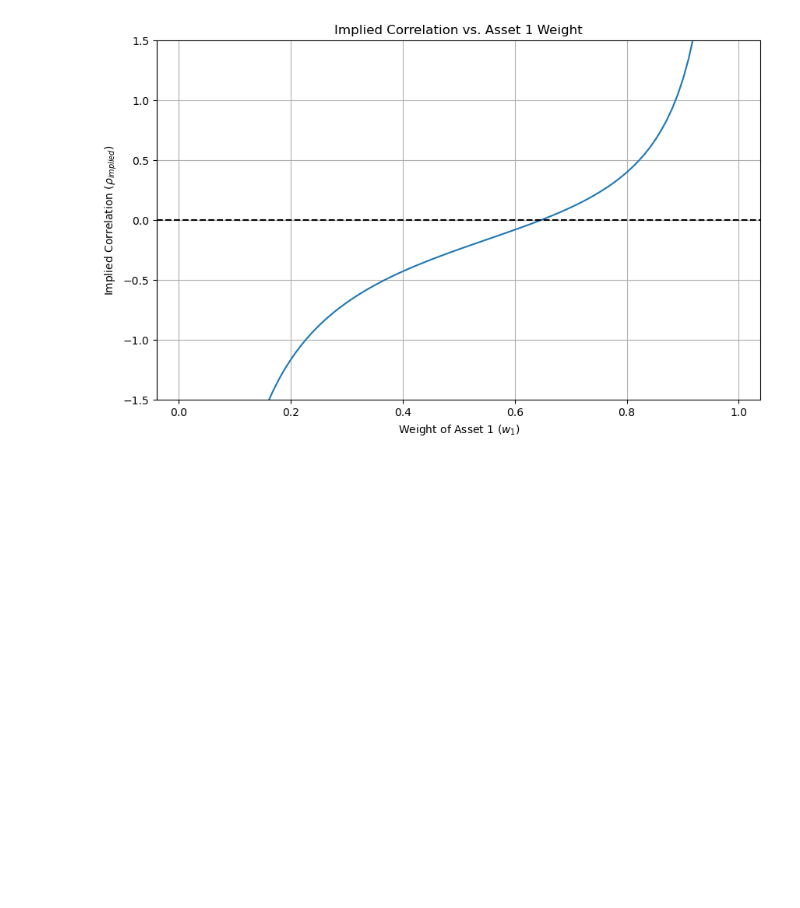
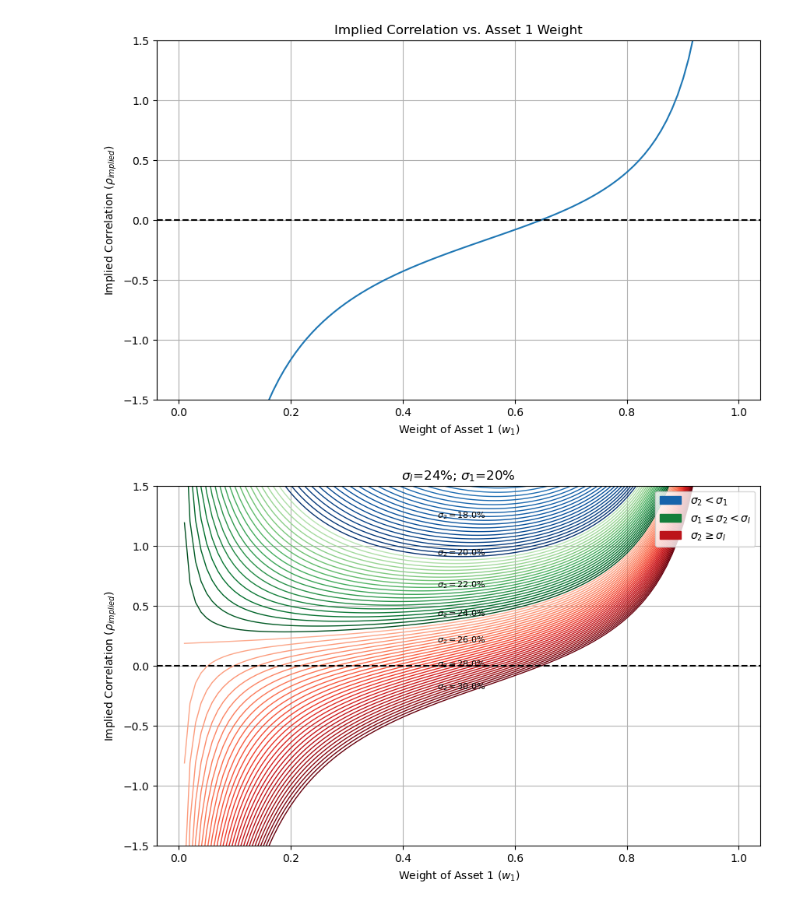
Before and after one commit to the-salty-austin/2025-iaqf-mafn, a Jupyter notebook: austin/implied_corr_model.ipynb, the cells around one changed output. Drawn from its saved outputs; the diff is of its cells as text; code cells hidden in the pictures; blank space fills up the shorter version.

```diff
--- a/austin/implied_corr_model.ipynb
+++ b/austin/implied_corr_model.ipynb
@@ -36,4 +38,63 @@ plt.show()
 # %% [output]
 0.15000000000000002
 [figure]
+# %%
+sigma_i = 0.24  # Portfolio volatility
+sigma_1 = 0.20  # Volatility of asset 1
+
+# Generate weights
+w1_values = np.linspace(0.01, 0.99, 100)
+
+# Beta values to plot
+beta_values = np.linspace(0.5, 1.5, 101)  # Adjusted range for better visualization
+
+# Plot the curves
+plt.figure(figsize=(10, 6))
+
+# Create colormaps
+cmap_lower = plt.get_cmap('Blues')  # For sigma_1 * beta < sigma_1
+cmap_middle = plt.get_cmap('Greens') # For sigma_1 < sigma_1 * beta < sigma_i
+cmap_upper = plt.get_cmap('Reds')  # For sigma_1 * beta > sigma_i
+
+for i, beta in enumerate(beta_values):
+    rho_values = [implied_correlation(sigma_i, sigma_1, beta, w) for w in w1_values]
+
+    sigma_2 = sigma_1 * beta
+
+    if sigma_2 < sigma_1:
+        normalized_beta = (beta - min(beta_values)) / (1 - min(beta_values))
+        color = cmap_lower(0.3 + 0.7 * normalized_beta)  # Start at 30% opacity
+    elif sigma_1 <= sigma_2 < sigma_i:
+        normalized_beta = (sigma_2 - sigma_1) / (sigma_i - sigma_1)
+        color = cmap_middle(0.3 + 0.7 * normalized_beta)  # Start at 30% opacity
+    else:
+        normalized_beta = (sigma_2 - sigma_i) / (sigma_1 * max(beta_values) - sigma_i)
+        color = cmap_upper(0.3 + 0.7 * normalized_beta)  # Start at 30% opacity
+
+    plt.plot(w1_values, rho_values, color=color, linewidth=1)
+
+    # Add beta labels every 10 betas
+    if i % 10 == 0:
+        # Find the middle w1 value for label placement
+        middle_w1_index = len(w1_values) // 2
+        middle_rho = rho_values[middle_w1_index]
+        plt.annotate(f"$\sigma_2 = ${beta*sigma_1*100:.1f}%", (w1_values[middle_w1_index], middle_rho),
+                     textcoords="offset points", xytext=(0, 5), ha='center', fontsize=8)
+
+plt.xlabel("Weight of Asset 1 ($w_1$)")
+plt.ylabel(r"Implied Correlation ($\rho_{implied}$)")
+plt.title(f"$\sigma_I$={sigma_i*100:.0f}%; $\sigma_1$={sigma_1*100:.0f}%")
+plt.grid(True)
+plt.axhline(y=0, color='black', linestyle='--')
+plt.ylim((-1.5, 1.5))
+
+# Create a custom legend (optional)
+blue_patch = mpatches.Patch(color=cmap_lower(0.8), label=r'$\sigma_2 < \sigma_1$')
+green_patch = mpatches.Patch(color=cmap_middle(0.8), label=r'$\sigma_1 \leq \sigma_2 < \sigma_I$')
+red_patch = mpatches.Patch(color=cmap_upper(0.8), label=r'$\sigma_2 \geq \sigma_I$')
+plt.legend(handles=[blue_patch, green_patch, red_patch], loc='upper right')
+
+plt.show()
+# %% [output]
+[figure, added]
 # %%
```
Also changed, not shown: parts of 12 cells of this notebook.
